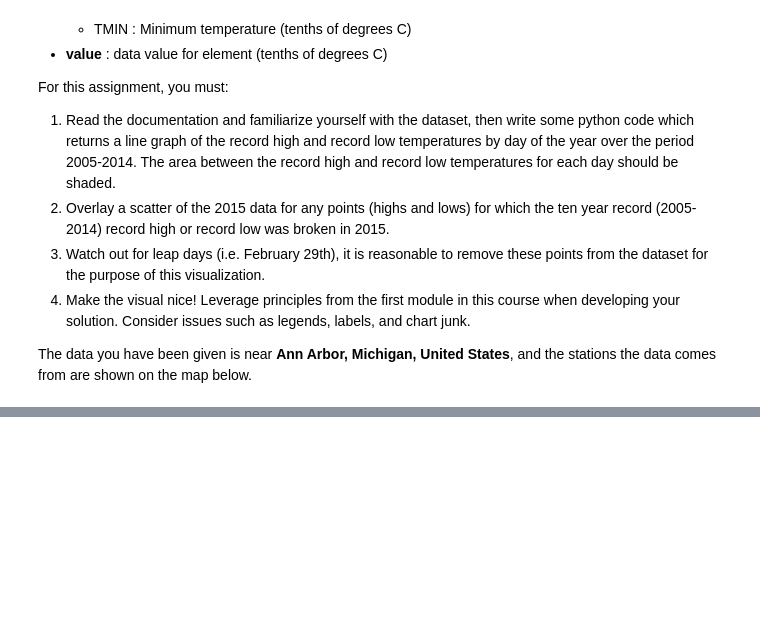
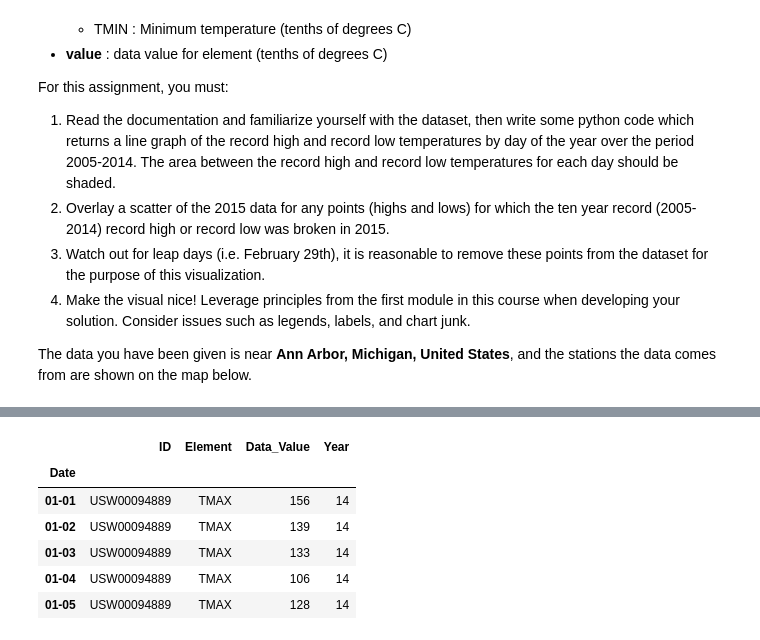
Before and after one commit to wysiib/coursera-applied-data-science-with-python, a Jupyter notebook: applied-plotting-charting-and-data-representation-in-python/week2/Assignment2.ipynb, the cells around one changed output, grey strips where cells are left out. Cells and saved outputs as stored; diff of their text form; code cells hidden in the pictures; blank space fills up the shorter version.

```diff
--- a/applied-plotting-charting-and-data-representation-in-python/week2/Assignment2.ipynb
+++ b/applied-plotting-charting-and-data-representation-in-python/week2/Assignment2.ipynb
@@ -81,0 +75,13 @@ record_highs = df_max[df_max['Data_Value'] > record_max]
+# %%
+df_max_up_to_2015 = df[(df['Year'] != '15') & (df['Element'] == 'TMAX')]
+df_max_up_to_2015 = df_max_up_to_2015.groupby('Date').max()
+
+df_max_up_to_2015.head()
+# %% [output]
+|  | ID | Element | Data_Value | Year |
+| Date |  |  |  |  |
+| 01-01 | USW00094889 | TMAX | 156 | 14 |
+| 01-02 | USW00094889 | TMAX | 139 | 14 |
+| 01-03 | USW00094889 | TMAX | 133 | 14 |
+| 01-04 | USW00094889 | TMAX | 106 | 14 |
+| 01-05 | USW00094889 | TMAX | 128 | 14 |
```
Also changed, not shown: parts of 9 cells of this notebook, 1 other file.
